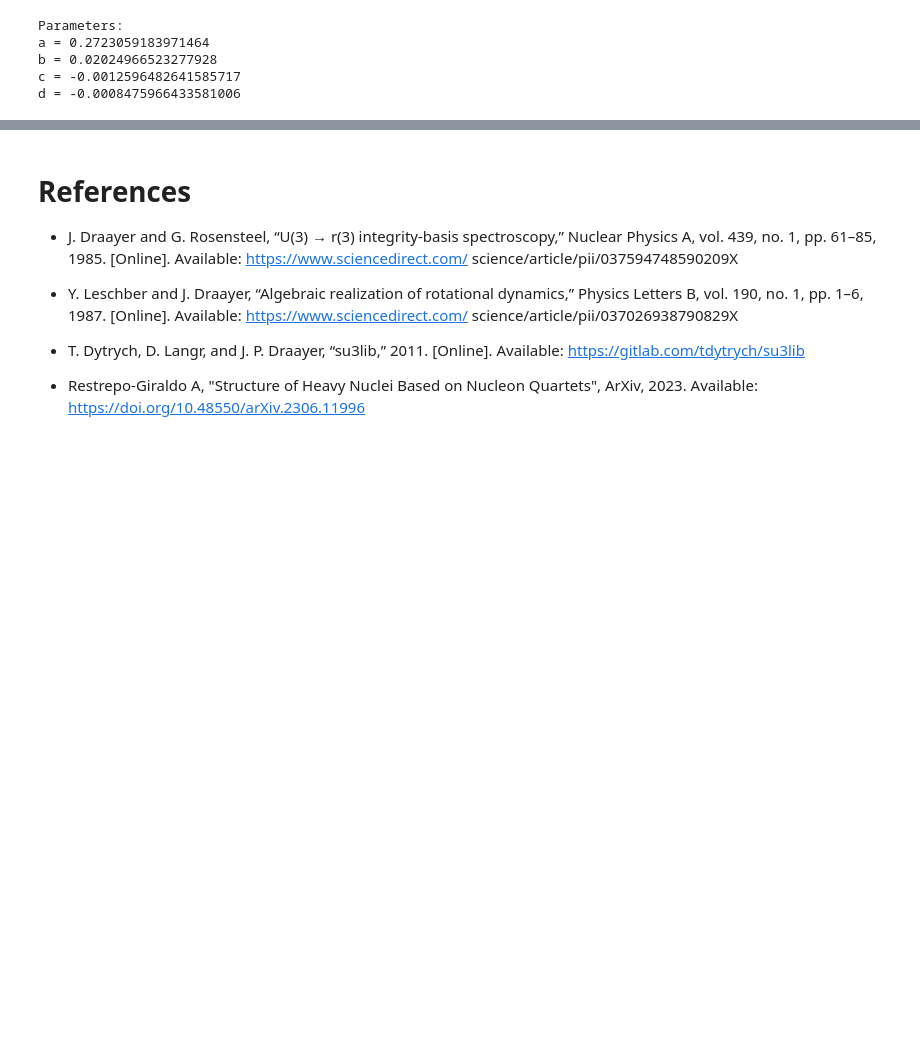
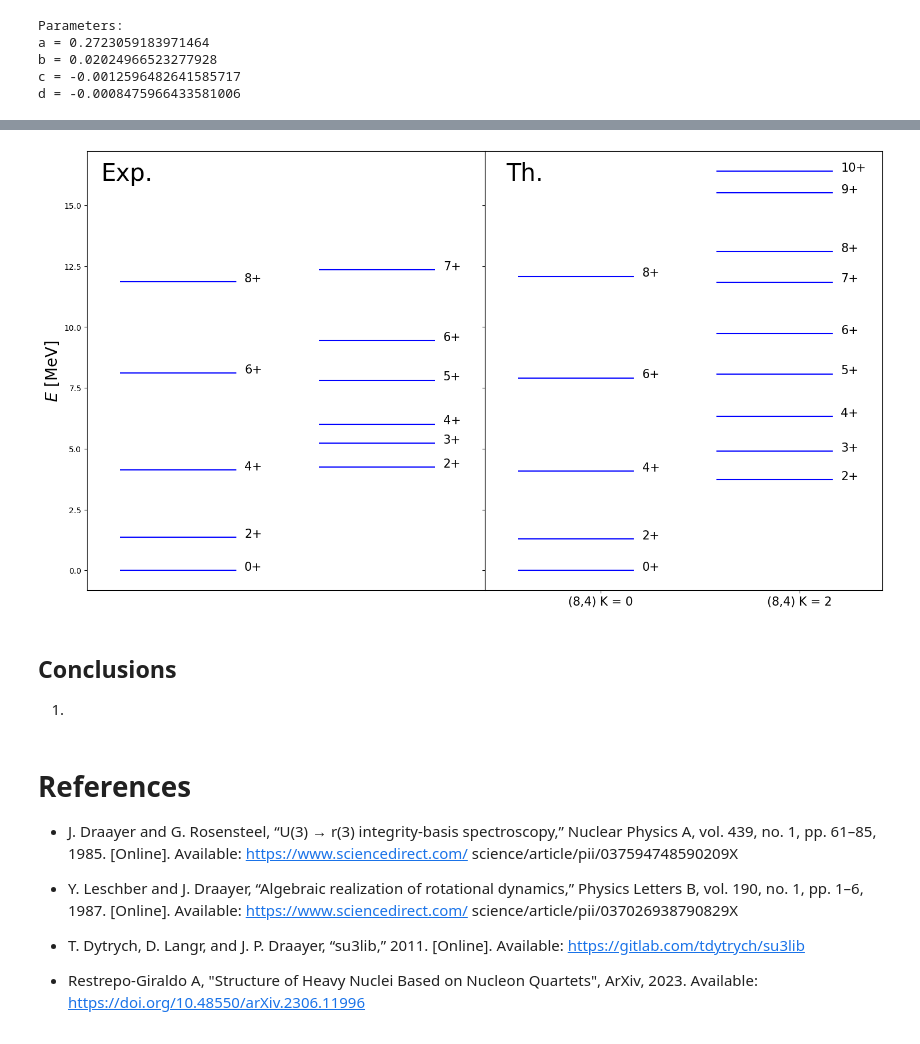
Before and after one commit to arestrepogiraldo2200/Nuclear-physics-exercises, a Jupyter notebook: 3.K-degeneracy/24Mg_K-degeneracy.ipynb, the cells around one changed output, grey strips where cells are left out. Saved outputs shown, nothing was run; the diff lists cells and outputs as text; code cells hidden in the pictures; blank space fills up the shorter version.

```diff
--- a/3.K-degeneracy/24Mg_K-degeneracy.ipynb
+++ b/3.K-degeneracy/24Mg_K-degeneracy.ipynb
@@ -396,3 +454,17 @@ HamiltonianFitPaper(0, poptPaper[0], poptPaper[1], poptPaper[2], poptPaper[3])
+# %%
+thPaper = [EnergyValuesPaper[:5],EnergyValuesPaper[5:]]
+experimentalPaper = [EPaper[:5],EPaper[5:]]
+K = [0,2]
+thlabelsPaper = [["0+","2+","4+","6+","8+"],["2+","3+","4+","5+","6+", "7+", "8+", "9+","10+"]]
+explabelsPaper = [["0+","2+","4+","6+","8+"],["2+","3+","4+","5+","6+", "7+"]]
+
+thvsexp(thPaper, experimentalPaper, thlabelsPaper, explabelsPaper, K)
+# %% [output]
+[figure, added]
+# %% [markdown]
+## Conclusions
+
+1.
 # %% [markdown]
 # References
 
```
Also changed, not shown: parts of 9 cells of this notebook.
